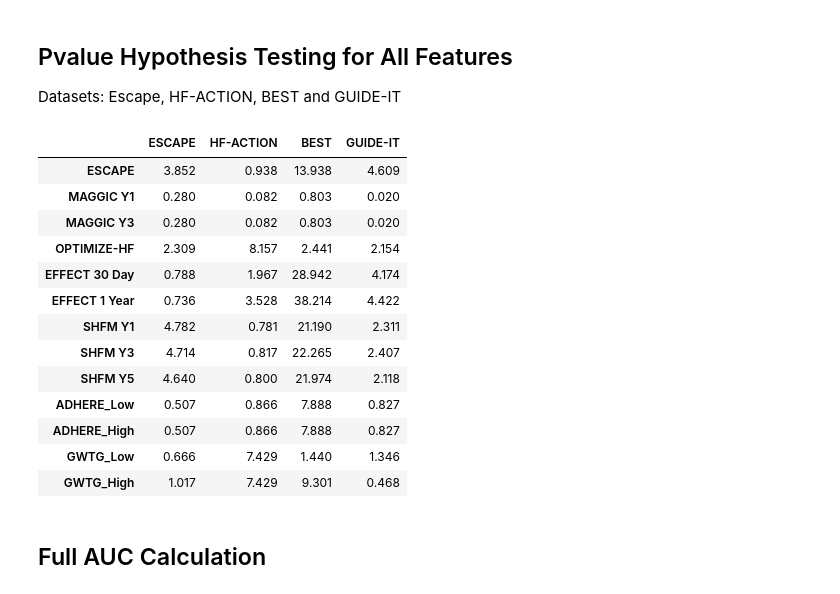
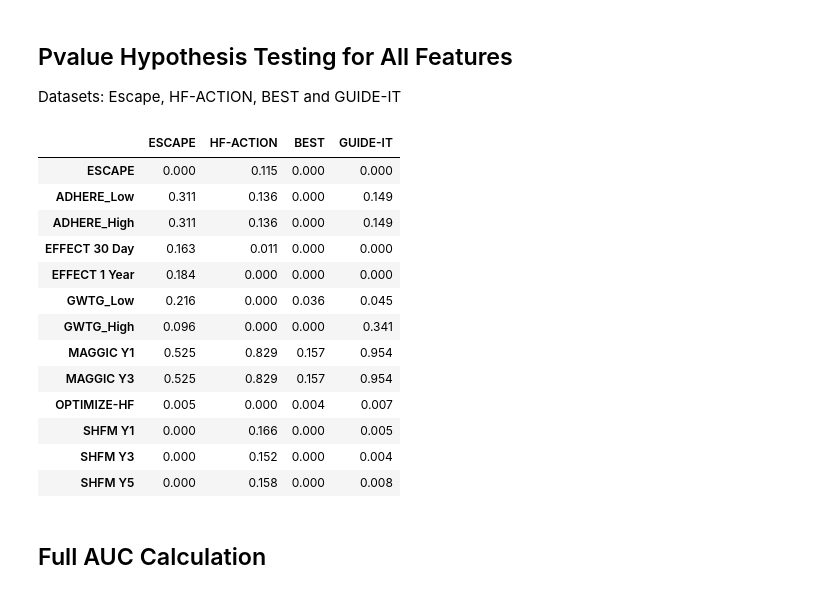
Before and after one commit to jozieLamp/CARNA, a Jupyter notebook: Risk Score Comparison/Compute Risk Score AUCs.ipynb, the cells around one changed output. Drawn from its saved outputs; the diff is of its cells as text; code cells hidden in the pictures.

Commit message:
Fixing p value computation for hypothesis testing

```diff
--- a/Risk Score Comparison/Compute Risk Score AUCs.ipynb
+++ b/Risk Score Comparison/Compute Risk Score AUCs.ipynb
@@ -377,6 +383,18 @@ def calc_pvalue(aucs, sigma):
     z = np.abs(np.diff(aucs)) / np.sqrt(np.dot(np.dot(l, sigma), l.T))
     return np.log10(2) + scipy.stats.norm.logsf(z, loc=0, scale=1) / np.log(10)
 
+def calc_pvalueV2(aucs, sigma):
+    """Computes p-values.
+    Args:
+       aucs: 1D array of AUCs
+       sigma: AUC DeLong covariances
+    Returns:
+       pvalue
+    """
+    l = np.array([[1, -1]])
+    z = np.abs(np.diff(aucs)) / np.sqrt(np.dot(np.dot(l, sigma), l.T))
+#     print("Z is", z)
+    return 2 * (1-scipy.stats.norm.cdf(z, loc=0, scale=1))
 
 def compute_ground_truth_statistics(ground_truth):
     assert np.array_equal(np.unique(ground_truth), [0, 1])
@@ -412,7 +430,7 @@ def delong_roc_test(ground_truth, predictions_one, predictions_two):
     order, label_1_count = compute_ground_truth_statistics(ground_truth)
     predictions_sorted_transposed = np.vstack((predictions_one, predictions_two))[:, order]
     aucs, delongcov = fastDeLong(predictions_sorted_transposed, label_1_count)
-    pvals = calc_pvalue(aucs, delongcov)
+    pvals = calc_pvalueV2(aucs, delongcov)
     return aucs, delongcov, pvals
 # %% [markdown]
 ## Pvalue Hypothesis Testing for Invasive Hemo
@@ -422,8 +440,8 @@ datasets = ['ESCAPE', 'CardShock', 'SerialCardiac']
 carnaScores = [escapeHemoScores, cardShockHemoScores, serialHemoScores]
 labels = [escapeLabels, cardShockLabels, serialLabels]
 index = ['DEIDNUM', 'ID', 'ID']
-scoreList = ['MAGGIC Y1', 'MAGGIC Y3', 'OPTIMIZE-HF', 'EFFECT 30 Day', 'EFFECT 1 Year',
-             'SHFM Y1', 'SHFM Y3', 'SHFM Y5','ADHERE_Low', 'ADHERE_High', 'GWTG_Low', 'GWTG_High']
+scoreList = ['ADHERE_Low', 'ADHERE_High', 'EFFECT 30 Day','EFFECT 1 Year','GWTG_Low', 'GWTG_High',
+             'MAGGIC Y1', 'MAGGIC Y3', 'OPTIMIZE-HF', 'SHFM Y1', 'SHFM Y3', 'SHFM Y5']
 
 pLst = []
 
@@ -462,8 +480,8 @@ for i in range(len(datasets)):
     pLst.append(lst)
 
 
-cols = ['ESCAPE', 'MAGGIC Y1', 'MAGGIC Y3', 'OPTIMIZE-HF', 'EFFECT 30 Day', 'EFFECT 1 Year',
-        'SHFM Y1', 'SHFM Y3', 'SHFM Y5','ADHERE_Low', 'ADHERE_High', 'GWTG_Low', 'GWTG_High']
+cols = ['ESCAPE', 'ADHERE_Low', 'ADHERE_High', 'EFFECT 30 Day','EFFECT 1 Year','GWTG_Low', 'GWTG_High',
+             'MAGGIC Y1', 'MAGGIC Y3', 'OPTIMIZE-HF', 'SHFM Y1', 'SHFM Y3', 'SHFM Y5']
 
 df = pd.DataFrame(pLst, columns=cols, index=datasets)
 df = df.round(3)
@@ -492,8 +510,8 @@ datasets = ['ESCAPE','HF-ACTION', 'BEST', 'GUIDE-IT']
 labels = [escapeLabels, hfactionLabels, bestLabels, guideLabels]
 index = ['DEIDNUM', 'ID', 'ID', 'ID']
 carnaScores = [escapeAllScores, hfactionAllScores, bestAllScores, guideAllScores]
-scoreList = ['MAGGIC Y1', 'MAGGIC Y3', 'OPTIMIZE-HF', 'EFFECT 30 Day', 'EFFECT 1 Year',
-             'SHFM Y1', 'SHFM Y3', 'SHFM Y5','ADHERE_Low', 'ADHERE_High', 'GWTG_Low', 'GWTG_High']
+scoreList = ['ADHERE_Low', 'ADHERE_High', 'EFFECT 30 Day','EFFECT 1 Year','GWTG_Low', 'GWTG_High',
+             'MAGGIC Y1', 'MAGGIC Y3', 'OPTIMIZE-HF', 'SHFM Y1', 'SHFM Y3', 'SHFM Y5']
 
 pLst = []
 for i in range(len(datasets)):
@@ -510,48 +528,48 @@ for i in range(len(datasets)):
 
     lst.append(abs(pvals[0][0]))
 
     #do other scores
     for s in scoreList:
         miniDF = scoreDF[['Real', 'CARNA', s]]
 #         miniDF = miniDF.dropna()
         miniDF = miniDF.fillna(0)
 
         if len(miniDF.index) == 0: #all NAN
             lst.append(np.nan)
 #             print("CARNA +", s, ": NAN")
 
         else:
             aucs, delongcov, pvals = delong_roc_test(ground_truth=miniDF['Real'], predictions_one=miniDF['CARNA'], predictions_two=miniDF[s])
 #             print("CARNA +", s, ":", pvals[0][0])
 #             print("AUCs for CARNA + ", s, ":", aucs)
 
             lst.append(abs(pvals[0][0]))
 
     pLst.append(lst)
 
 
 
-cols = ['ESCAPE', 'MAGGIC Y1', 'MAGGIC Y3', 'OPTIMIZE-HF', 'EFFECT 30 Day', 'EFFECT 1 Year',
-        'SHFM Y1', 'SHFM Y3', 'SHFM Y5','ADHERE_Low', 'ADHERE_High', 'GWTG_Low', 'GWTG_High']
+cols = ['ESCAPE', 'ADHERE_Low', 'ADHERE_High', 'EFFECT 30 Day','EFFECT 1 Year','GWTG_Low', 'GWTG_High',
+             'MAGGIC Y1', 'MAGGIC Y3', 'OPTIMIZE-HF', 'SHFM Y1', 'SHFM Y3', 'SHFM Y5']
 
 df = pd.DataFrame(pLst, columns=cols, index=datasets)
 df = df.round(3)
 df.T
 # %% [output]
 |  | ESCAPE | HF-ACTION | BEST | GUIDE-IT |
-| ESCAPE | 3.852 | 0.938 | 13.938 | 4.609 |
-| MAGGIC Y1 | 0.280 | 0.082 | 0.803 | 0.020 |
-| MAGGIC Y3 | 0.280 | 0.082 | 0.803 | 0.020 |
-| OPTIMIZE-HF | 2.309 | 8.157 | 2.441 | 2.154 |
-| EFFECT 30 Day | 0.788 | 1.967 | 28.942 | 4.174 |
-| EFFECT 1 Year | 0.736 | 3.528 | 38.214 | 4.422 |
-| SHFM Y1 | 4.782 | 0.781 | 21.190 | 2.311 |
-| SHFM Y3 | 4.714 | 0.817 | 22.265 | 2.407 |
-| SHFM Y5 | 4.640 | 0.800 | 21.974 | 2.118 |
-| ADHERE_Low | 0.507 | 0.866 | 7.888 | 0.827 |
-| ADHERE_High | 0.507 | 0.866 | 7.888 | 0.827 |
-| GWTG_Low | 0.666 | 7.429 | 1.440 | 1.346 |
-| GWTG_High | 1.017 | 7.429 | 9.301 | 0.468 |
+| ESCAPE | 0.000 | 0.115 | 0.000 | 0.000 |
+| ADHERE_Low | 0.311 | 0.136 | 0.000 | 0.149 |
+| ADHERE_High | 0.311 | 0.136 | 0.000 | 0.149 |
+| EFFECT 30 Day | 0.163 | 0.011 | 0.000 | 0.000 |
+| EFFECT 1 Year | 0.184 | 0.000 | 0.000 | 0.000 |
+| GWTG_Low | 0.216 | 0.000 | 0.036 | 0.045 |
+| GWTG_High | 0.096 | 0.000 | 0.000 | 0.341 |
+| MAGGIC Y1 | 0.525 | 0.829 | 0.157 | 0.954 |
+| MAGGIC Y3 | 0.525 | 0.829 | 0.157 | 0.954 |
+| OPTIMIZE-HF | 0.005 | 0.000 | 0.004 | 0.007 |
+| SHFM Y1 | 0.000 | 0.166 | 0.000 | 0.005 |
+| SHFM Y3 | 0.000 | 0.152 | 0.000 | 0.004 |
+| SHFM Y5 | 0.000 | 0.158 | 0.000 | 0.008 |
 # %% [markdown]
 ## Full AUC Calculation
 # %%
```
Also changed, not shown: parts of 6 cells of this notebook, 1 other file.
